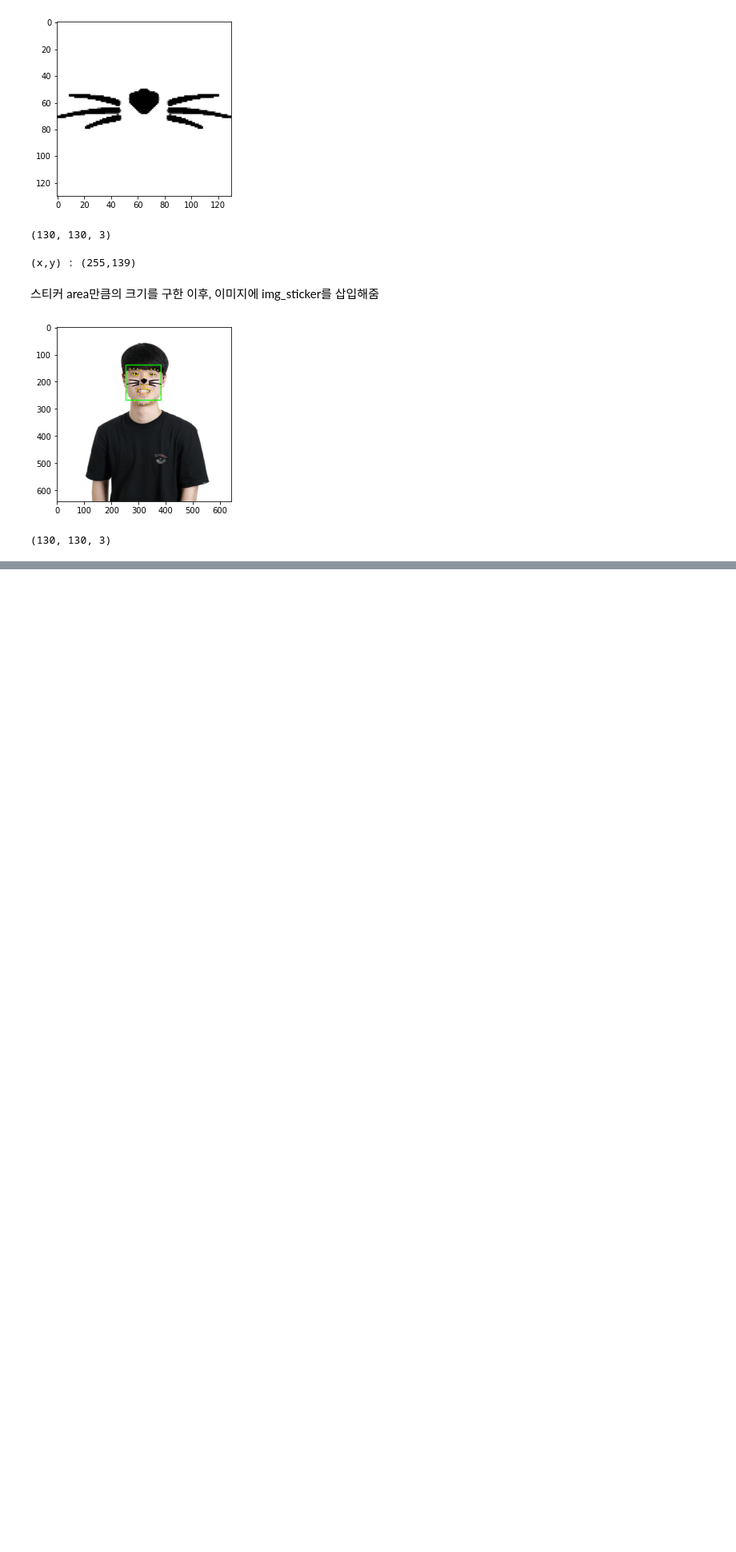
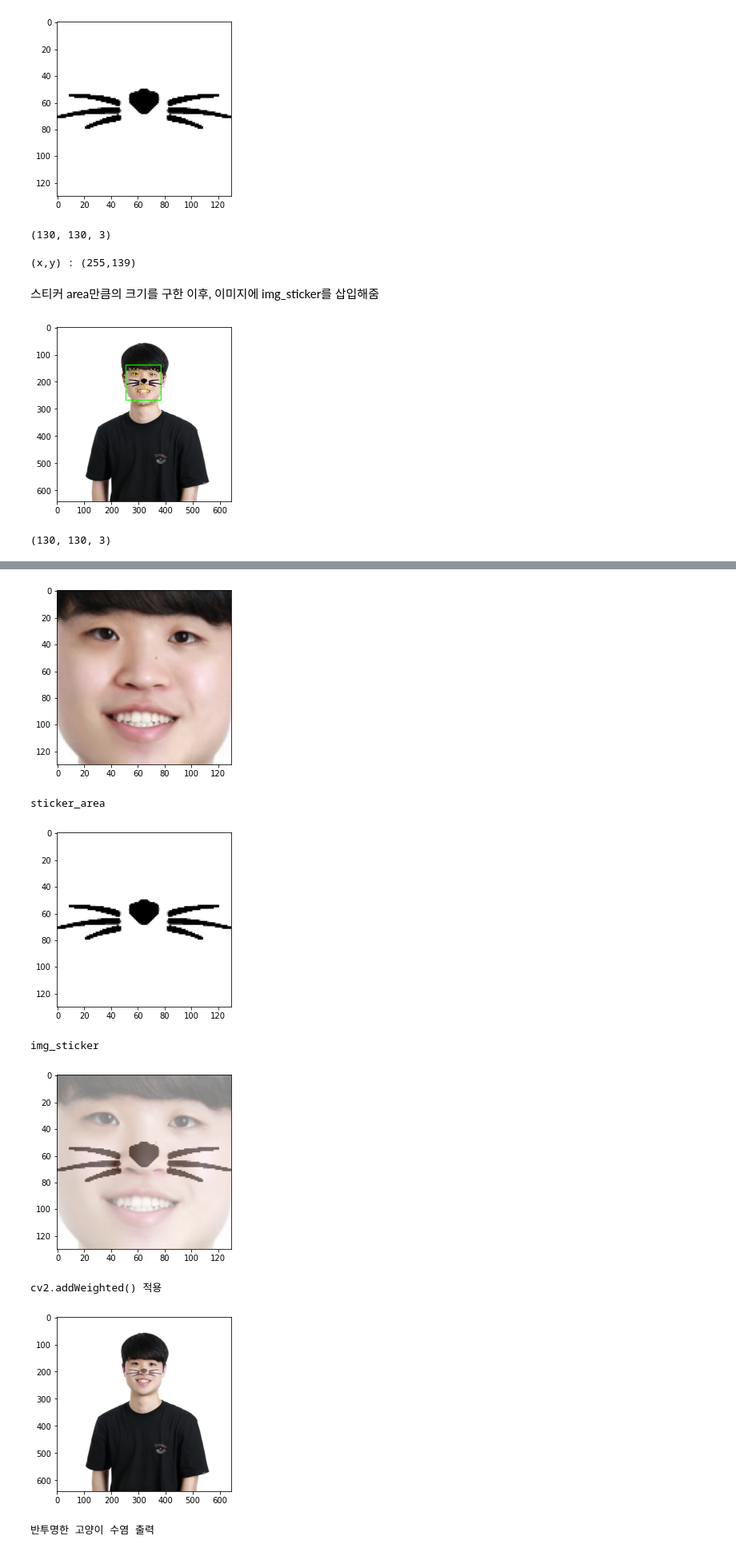
Before and after one commit to cozytk/aiffel, a Jupyter notebook: explorations/03_camera_sticker/cat_beard.ipynb, the cells around one changed output, grey strips where cells are left out. Shown at 80% size. Saved outputs shown, nothing was run; the diff lists cells and outputs as text; code cells hidden in the pictures; blank space fills up the shorter version.

```diff
--- a/explorations/03_camera_sticker/cat_beard.ipynb
+++ b/explorations/03_camera_sticker/cat_beard.ipynb
@@ -5,7 +15,7 @@ import numpy as np
 import os
 import dlib
 # %%
-my_image_path = os.getenv('HOME')+'/aiffel/aiffel/explorations/03_camera_sticker/images/image.png'
+my_image_path = os.getenv('HOME')+'/aiffel/aiffel/explorations/03_camera_sticker/images/profile.png'
 img_bgr = cv2.resize(cv2.imread(my_image_path), (640, 640))    # 640x360의 크기로 Resize
 img_show = img_bgr.copy()      #- 출력용 이미지 별도 보관
 plt.imshow(img_bgr)
@@ -98,7 +108,7 @@ import os
 sticker_path = os.getenv('HOME')+'/aiffel/aiffel/explorations/03_camera_sticker/images/cat-whiskers.png'
 img_sticker = cv2.imread(sticker_path)
 img_sticker = cv2.resize(img_sticker, (w,h))
-img_sticker_rgb = cv2.cvtColor(img_sticker, cv2.COLOR_BGR2RGB)
+img_sticker = cv2.cvtColor(img_sticker, cv2.COLOR_BGR2RGB)
 plt.imshow(img_sticker)
 # %% [output]
 <matplotlib.image.AxesImage at 0x...>
@@ -150,0 +154,26 @@ plt.show()
+# %%
+sticker_area = img_rgb[refined_y:refined_y+img_sticker.shape[0], refined_x:refined_x+img_sticker.shape[1]]
+plt.imshow(sticker_area)
+plt.show()
+print('sticker_area')
+plt.imshow(img_sticker)
+plt.show()
+print('img_sticker')
+plt.imshow(cv2.addWeighted(sticker_area, 0.5, img_sticker, 0.5, 0))
+plt.show()
+print('cv2.addWeighted() 적용')
+weighted_sticker = cv2.addWeighted(sticker_area, 0.5, img_sticker, 0.5, 0)
+img_rgb[refined_y:+refined_y+img_sticker.shape[0], refined_x:refined_x+img_sticker.shape[1]] =\
+    np.where(img_sticker==255,sticker_area, weighted_sticker)
+plt.imshow(img_rgb)
+plt.show()
+print('반투명한 고양이 수염 출력')
+# %% [output]
+[figure, added]
+sticker_area
+[figure, added]
+img_sticker
+[figure, added]
+cv2.addWeighted() 적용
+[figure, added]
+반투명한 고양이 수염 출력
```
Also changed, not shown: parts of 25 cells of this notebook, 2 other files.
